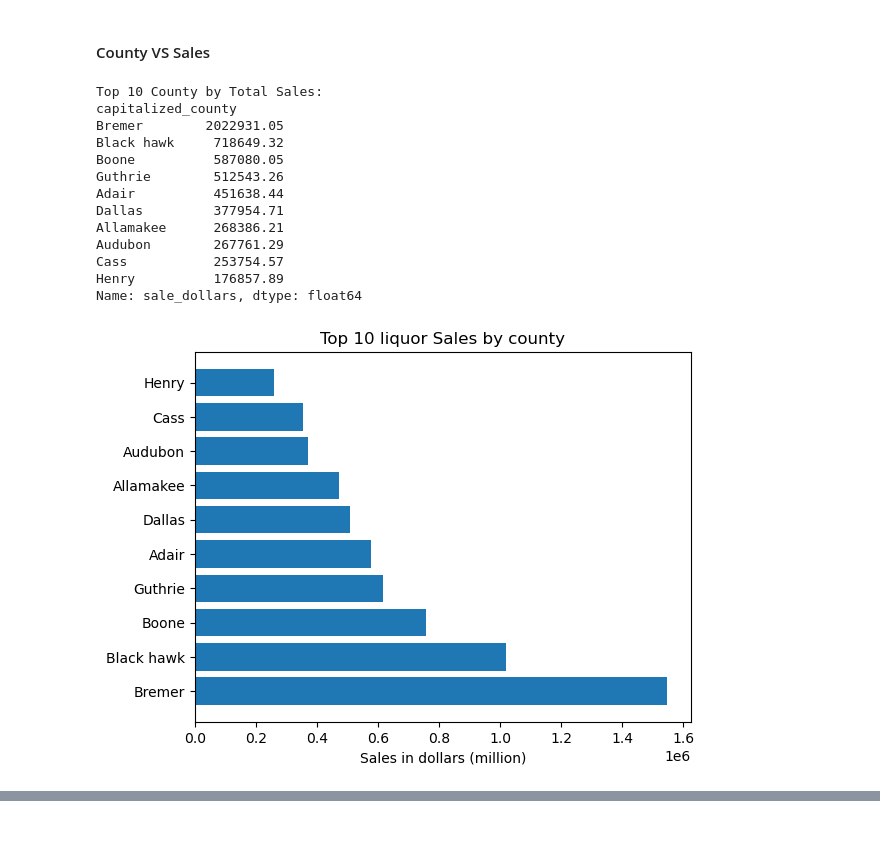
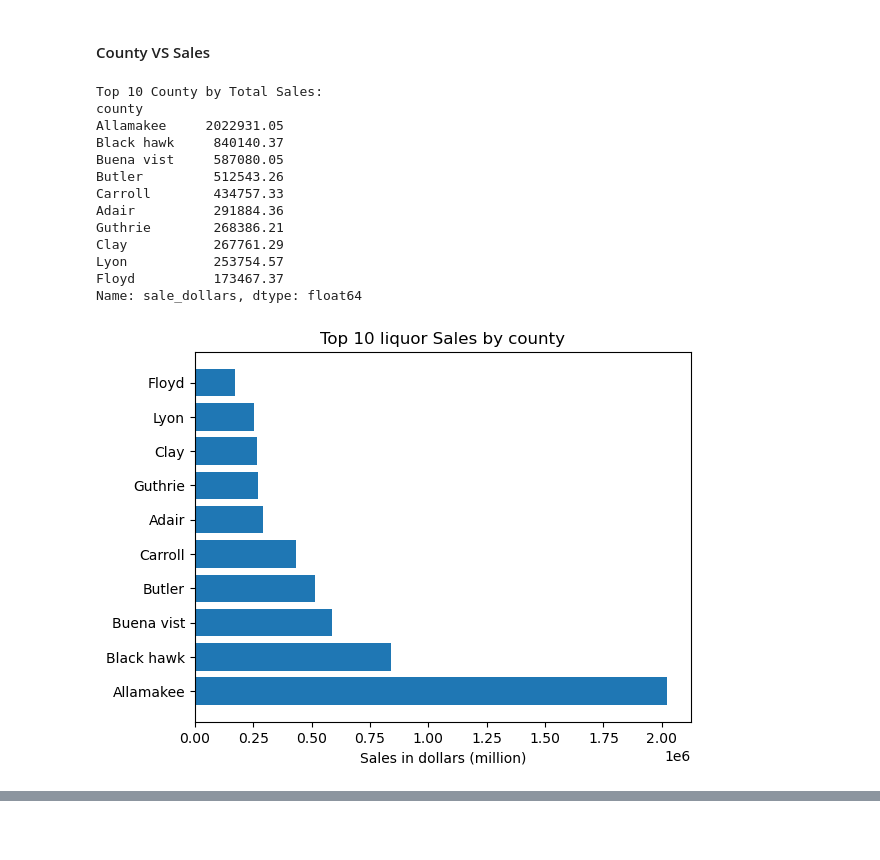
Before and after one commit to LuciaZou/capstone, a Jupyter notebook: EDA.ipynb, the cells around one changed output, grey strips where cells are left out. Saved outputs shown, nothing was run; the diff lists cells and outputs as text; code cells hidden in the pictures.

```diff
--- a/EDA.ipynb
+++ b/EDA.ipynb
@@ -31,8 +31,7 @@ import statsmodels.api as sm
 # %%
 import pyarrow.parquet as pq
 
-# Read Parquet file into a Pandas DataFrame
-df = pq.read_table('IowaClean').to_pandas()
+df = pd.read_parquet('IowaAfterClean3.parquet')
 
 # Now, df contains the data from the Parquet file
 df.head()
@@ -137,9 +137,9 @@ subset_df.head()
 # Convert the 'date' column to datetime
 subset_df['date'] = pd.to_datetime(subset_df['date'])
 
-# Extract day and month into new columns
 subset_df['day'] = subset_df['date'].dt.day
 subset_df['month'] = subset_df['date'].dt.month
+subset_df['week'] = subset_df['date'].dt.week
 
 subset_df.head()
 # %% [output]
@@ -589,7 +448,7 @@ plt.show()
 # %% [markdown]
 #### County VS Sales
 # %%
-county_sales = subset_df.groupby('capitalized_county')['sale_dollars'].sum()
+county_sales = subset_df.groupby('county')['sale_dollars'].sum()
 
 # Sort the categories by total sales in descending order and get the top 10
 top_10_CountySales = county_sales.sort_values(ascending=False).head(10)
@@ -599,27 +458,27 @@ print("Top 10 County by Total Sales:")
 print(top_10_CountySales)
 # %% [output]
 Top 10 County by Total Sales:
-capitalized_county
-Bremer        2022931.05
-Black hawk     718649.32
-Boone          587080.05
-Guthrie        512543.26
-Adair          451638.44
-Dallas         377954.71
-Allamakee      268386.21
-Audubon        267761.29
-Cass           253754.57
-Henry          176857.89
+county
+Allamakee     2022931.05
+Black hawk     840140.37
+Buena vist     587080.05
+Butler         512543.26
+Carroll        434757.33
+Adair          291884.36
+Guthrie        268386.21
+Clay           267761.29
+Lyon           253754.57
+Floyd          173467.37
 Name: sale_dollars, dtype: float64
 # %%
 plt.figure()
-plt.barh(top_10_CountySales.index, top_10_vendorSales.values)  # Use barh for horizontal bar chart
+plt.barh(top_10_CountySales.index, top_10_CountySales.values)
 plt.title('Top 10 liquor Sales by county')
-plt.xlabel('Sales in dollars (million)')  # Adjust xlabel since the chart is transposed
-plt.yticks(rotation=0)  # Rotate y-axis labels if needed
+plt.xlabel('Sales in dollars (million)')
+plt.yticks(rotation=0)
 plt.show()
 # %% [output]
-[figure, old version]
+[figure, new version]
 # %%
 sorted_CountySales = top_10_CountySales.sort_values(ascending=False)
 
```
Also changed, not shown: parts of 45 cells of this notebook, 5 other files.
